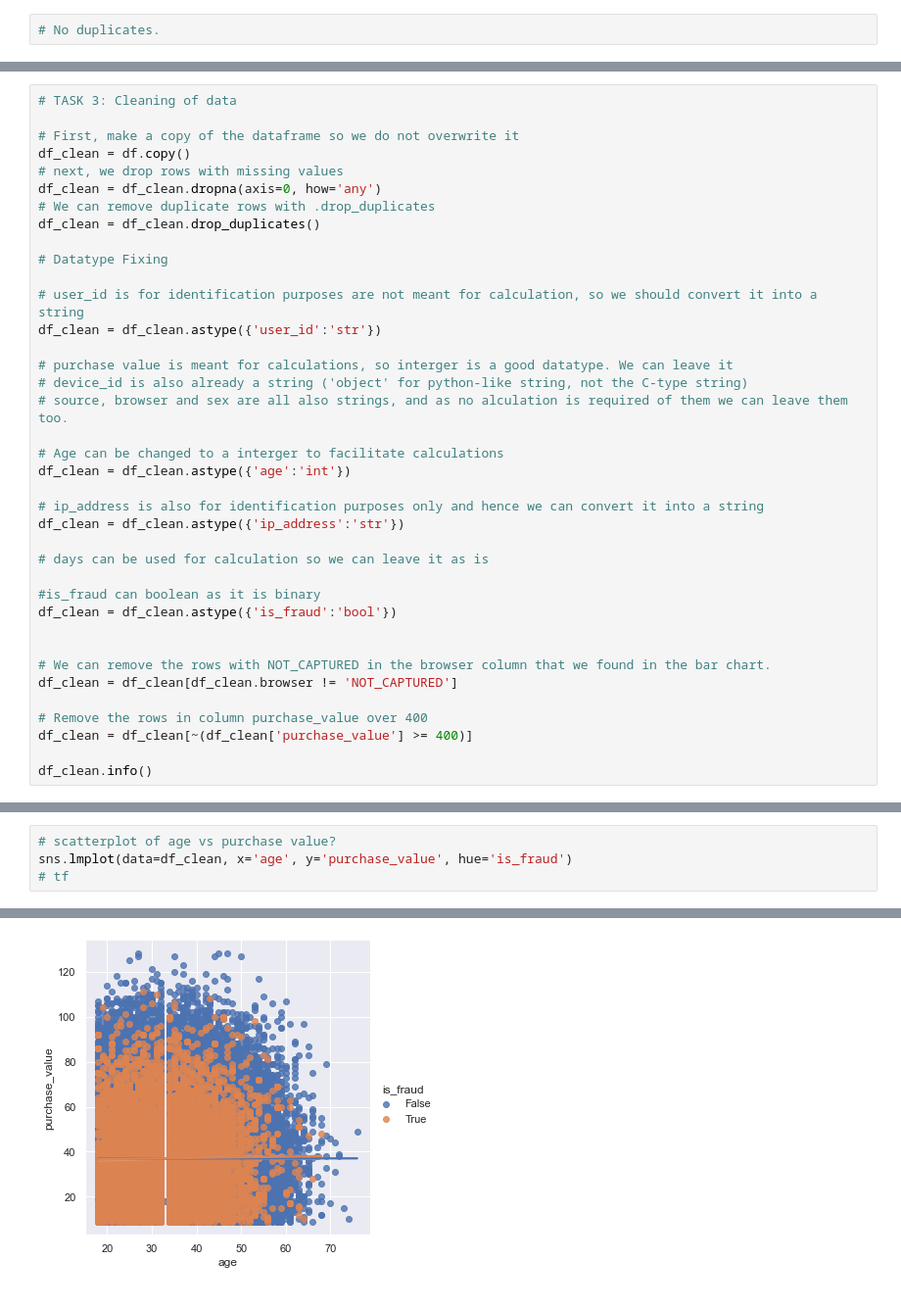
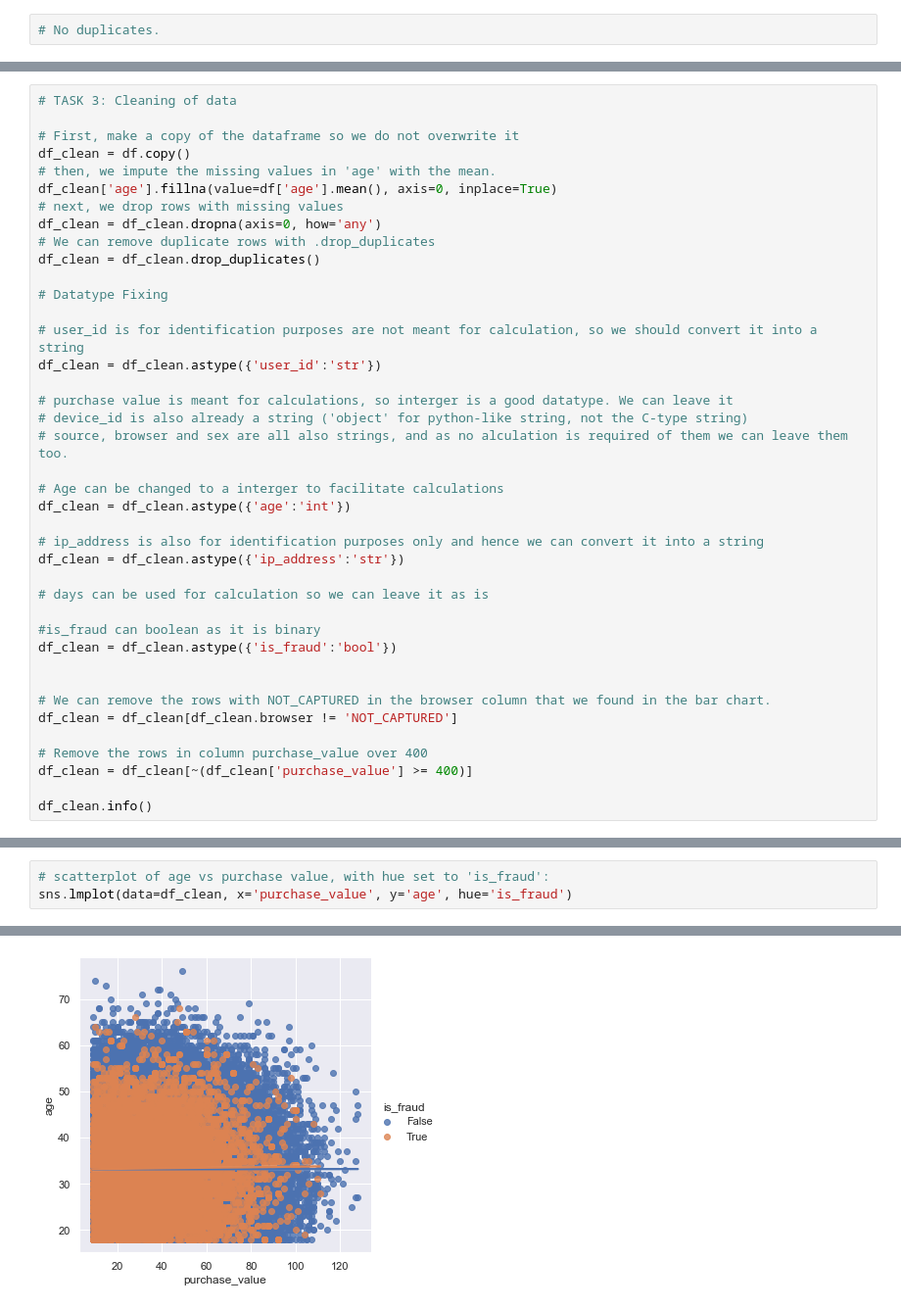
Before and after one commit to TeoTzeShuen/school, a Jupyter notebook: Individual Project/project.ipynb, the cells around one changed output, grey strips where cells are left out. Shown at 98% size. Cells and saved outputs as stored; diff of their text form.

Commit message:
Nearly done.
Will check grammar and comments later, then submit.

```diff
--- a/Individual Project/project.ipynb
+++ b/Individual Project/project.ipynb
@@ -166,6 +178,8 @@ df_num.loc[df_num.duplicated(),:]
 
 # First, make a copy of the dataframe so we do not overwrite it
 df_clean = df.copy()
+# then, we impute the missing values in 'age' with the mean.
+df_clean['age'].fillna(value=df['age'].mean(), axis=0, inplace=True)
 # next, we drop rows with missing values
 df_clean = df_clean.dropna(axis=0, how='any')
 # We can remove duplicate rows with .drop_duplicates
@@ -240,9 +255,8 @@ sns.histplot(df_clean[df_clean['is_fraud']==0]['days'],bins=50, kde=True,stat='d
 
 # This shows that 0-day purchases are highly likely to be fraud, and could be scrutinized further
 # %%
-# scatterplot of age vs purchase value?
-sns.lmplot(data=df_clean, x='age', y='purchase_value', hue='is_fraud')
-# tf
+# scatterplot of age vs purchase value, with hue set to 'is_fraud':
+sns.lmplot(data=df_clean, x='purchase_value', y='age', hue='is_fraud')
 # %% [output]
 <seaborn.axisgrid.FacetGrid at 0x...>
-[figure, old version]
+[figure, new version]
```
Also changed, not shown: parts of 6 cells of this notebook.
